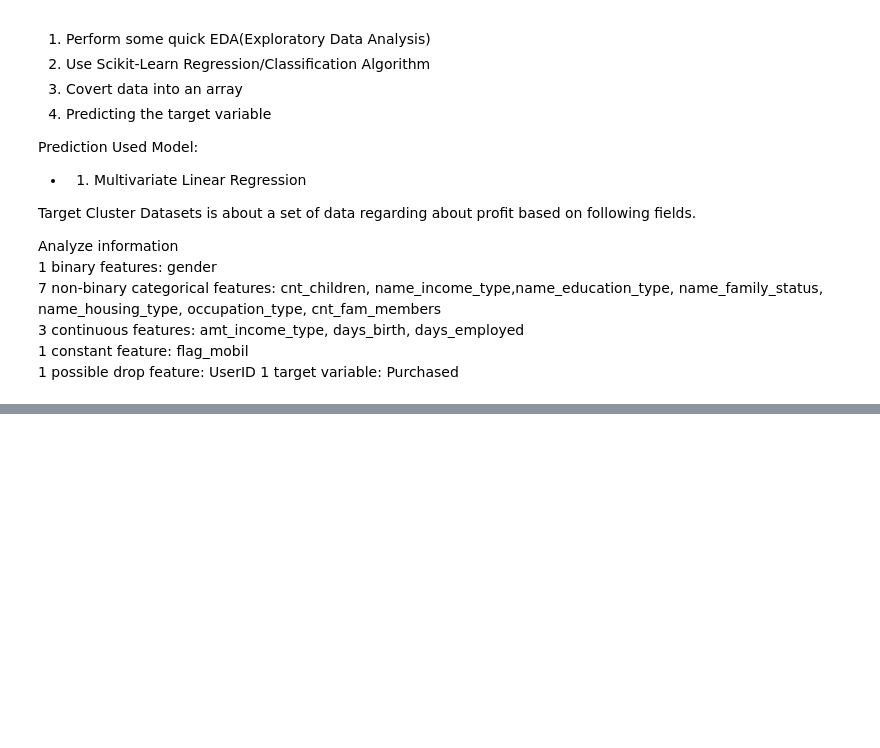
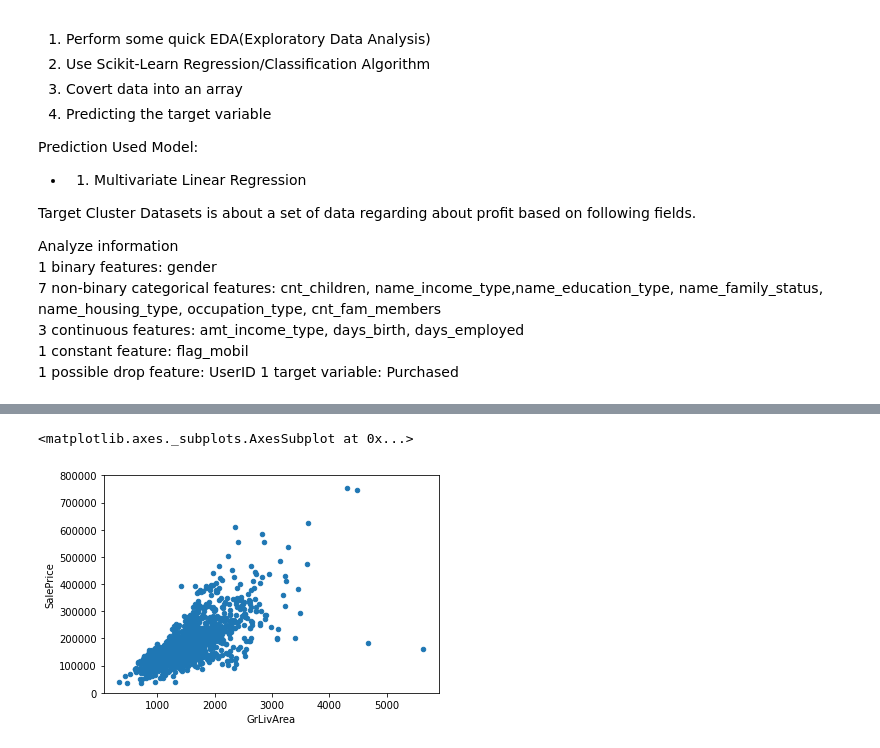
Before and after one commit to bdfd/Project_05OP-House_Price_Prediction, a Jupyter notebook: House_Price_Prediction.ipynb, the cells around one changed output, grey strips where cells are left out. Saved outputs shown, nothing was run; the diff lists cells and outputs as text; code cells hidden in the pictures; blank space fills up the shorter version.

```diff
--- a/House_Price_Prediction.ipynb
+++ b/House_Price_Prediction.ipynb
@@ -235,0 +181,8 @@ print(df.shape)
+# %%
+x_variable = 'GrLivArea'
+y_variable = 'SalePrice'
+data = pd.concat([df[x_variable],df[y_variable]],axis=1)
+data.plot.scatter(x=x_variable, y=y_variable, ylim=(0,800000))
+# %% [output]
+<matplotlib.axes._subplots.AxesSubplot at 0x...>
+[figure, added]
```
Also changed, not shown: parts of 44 cells of this notebook.
